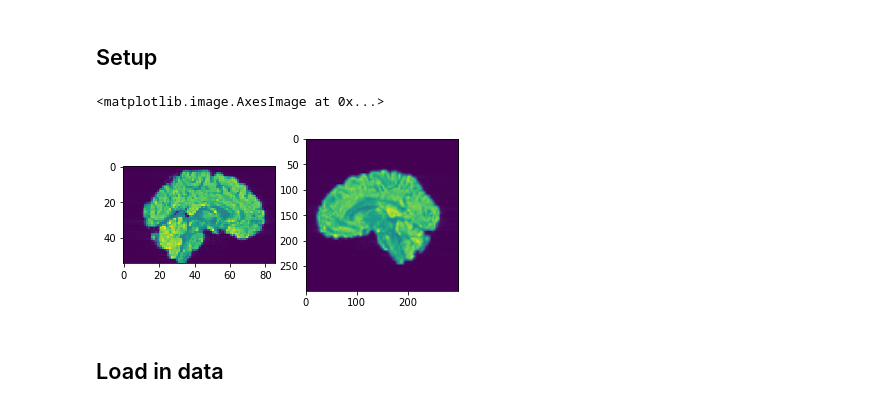
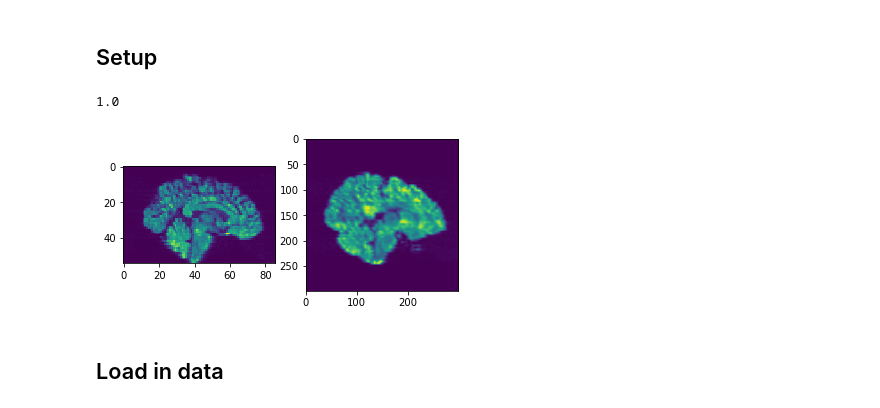
Before and after one commit to marksgraham/deep-qc, a Jupyter notebook: code/fit_cnn.ipynb, the cells around one changed output. Drawn from its saved outputs; the diff is of its cells as text; code cells hidden in the pictures.

```diff
--- a/code/fit_cnn.ipynb
+++ b/code/fit_cnn.ipynb
@@ -8,7 +8,7 @@ import numpy as np
 import nibabel as nib
 import matplotlib
 import matplotlib.pyplot as plt
-from scipy.misc import imresize
+from scipy.misc import imresize, imrotate
 %matplotlib inline
 
 def fetch_data(base_dir,num_subjects):
@@ -105,15 +105,23 @@ def preprocess_data_planar(X,target_height=299,target_width=299,is_training=Fals
     slices = np.array([36,36,36]) #Planes to slice
     pad_max = np.max(X.shape[2:]) #Width to pad images to
     num_volumes = X.shape[0]
+    num_slices = X.shape[3]
     X_preprocessed = np.zeros((num_volumes,target_height,target_width,3))
     if is_training == True:
         for i in range(num_volumes):
-            slices_new = slices + np.random.randint(-4,4)
+            vol = np.copy(np.squeeze(X[i,:]))
             #Flip
-            if np.random.uniform() > 0.5:
-                vol = np.fliplr(np.squeeze(X[i,:]))
-            else:
-                vol = np.squeeze(X[i,:])
+#             if np.random.uniform() > 0.5:
+#                 vol = np.fliplr(vol)
+#             if np.random.uniform() > 0.5:
+#                 vol = np.flip(vol,2)
+            #Rotate about z
+            angle = np.random.randint(-30,30)
+            for slice_num in range(num_slices):
+                vol[:,:,slice_num] = imrotate(vol[:,:,slice_num],angle,interp='cubic')
+            #Sample different slice in plane
+            #slices_new = slices + np.random.randint(-4,4)
+            slices_new = slices
             for j in range(3):
                 if (j == 0):
                     X_preprocessed[i,:,:,j] = imresize(pad_image(vol[slices_new[j],:,:],pad_max),(target_width,target_height))
@@ -134,15 +142,16 @@ def preprocess_data_planar(X,target_height=299,target_width=299,is_training=Fals
 
     return X_preprocessed.astype(np.float32) / 255
 # %%
-im =1
+im =4
 plt.subplot(1,2,1)
 plt.imshow(np.rot90(X_train[im,36,:,:]))
 X_train_preprocessed = preprocess_data_planar(X_train[0:10,:,:,:],299,299,True)
 plt.subplot(1,2,2)
 plt.imshow(np.rot90(X_train_preprocessed[im,:,:,0]))
+print(y_train[im])
 # %% [output]
-<matplotlib.image.AxesImage at 0x...>
+1.0
-[figure, old version]
+[figure, new version]
 # %% [markdown]
 ## Load in data
 # %%
```
Also changed, not shown: parts of 3 cells of this notebook.
